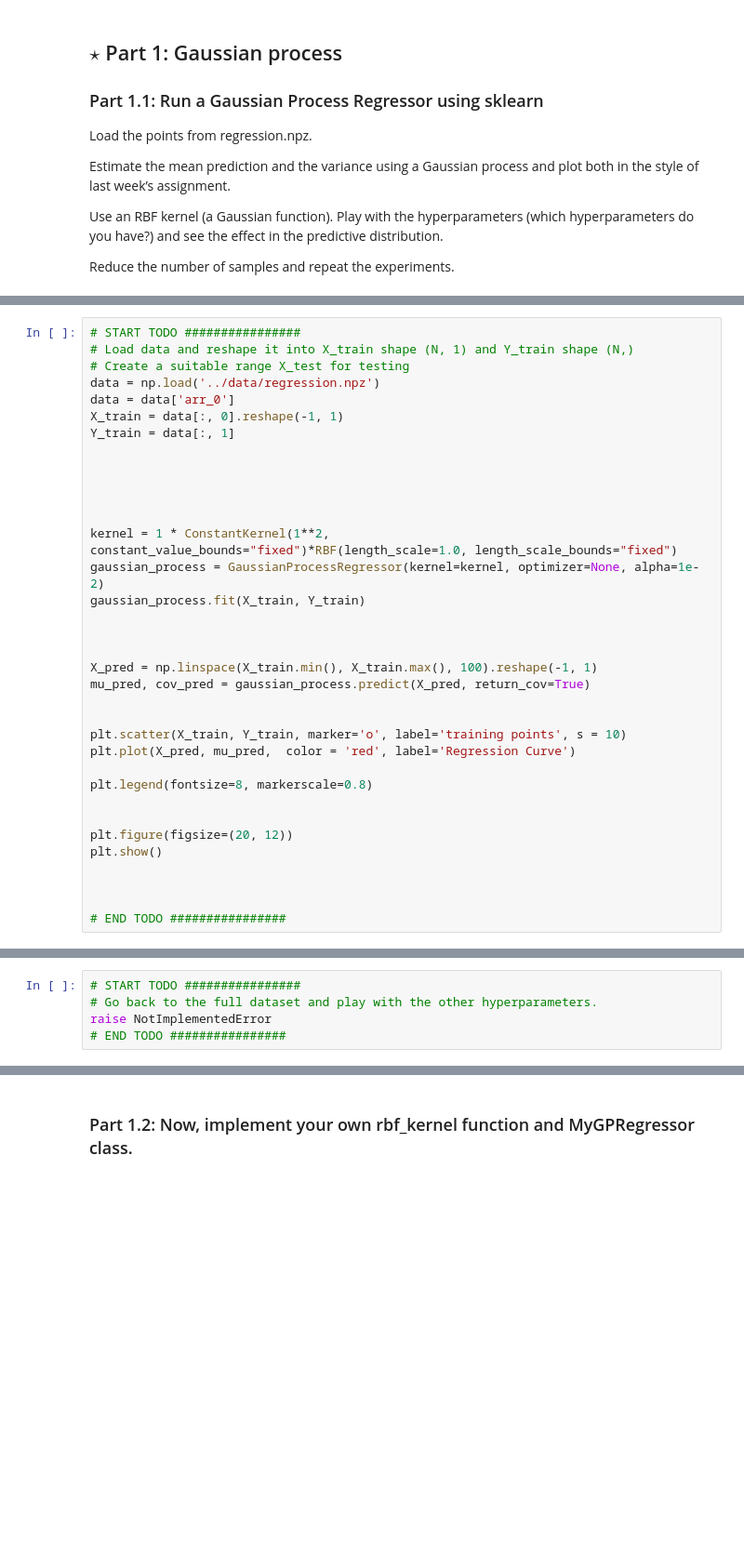
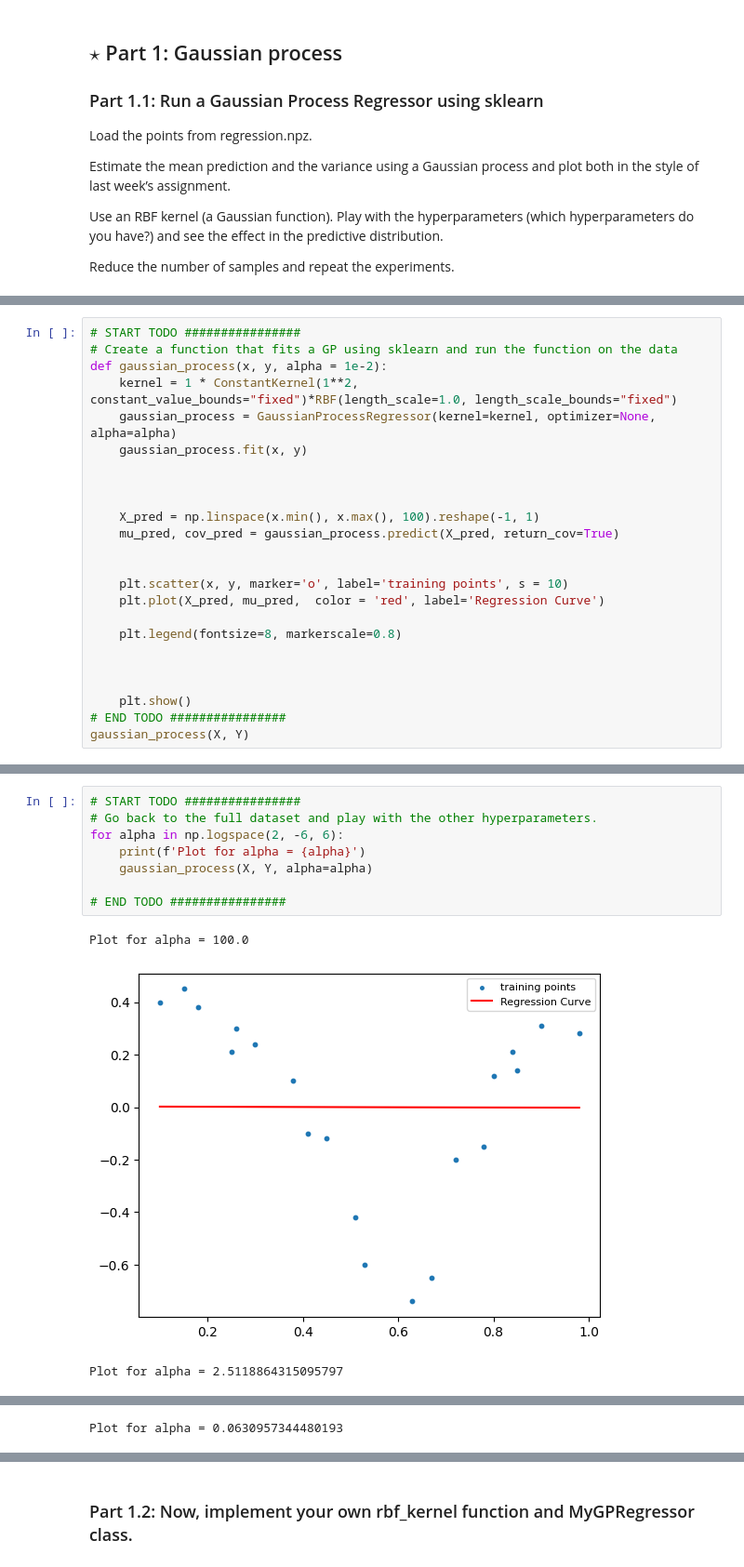
Before and after one commit to stefhacker/spr-exercises, a Jupyter notebook: ex06_gaussian_processes/ex6.ipynb, the cells around one changed output, grey strips where cells are left out. Shown at 93% size. Drawn from its saved outputs; the diff is of its cells as text; blank space fills up the shorter version.

```diff
--- a/ex06_gaussian_processes/ex6.ipynb
+++ b/ex06_gaussian_processes/ex6.ipynb
@@ -98,37 +118,26 @@ repeat the experiments.
 # %%
 # START TODO ################
-# Load data and reshape it into X_train shape (N, 1) and Y_train shape (N,)
-# Create a suitable range X_test for testing
-data = np.load('../data/regression.npz')
-data = data['arr_0']
-X_train = data[:, 0].reshape(-1, 1)
-Y_train = data[:, 1]
+# Create a function that fits a GP using sklearn and run the function on the data
+def gaussian_process(x, y, alpha = 1e-2):
+    kernel = 1 * ConstantKernel(1**2, constant_value_bounds="fixed")*RBF(length_scale=1.0, length_scale_bounds="fixed")
+    gaussian_process = GaussianProcessRegressor(kernel=kernel, optimizer=None, alpha=alpha)
+    gaussian_process.fit(x, y)
 
 
 
+    X_pred = np.linspace(x.min(), x.max(), 100).reshape(-1, 1)
+    mu_pred, cov_pred = gaussian_process.predict(X_pred, return_cov=True)
 
 
-kernel = 1 * ConstantKernel(1**2, constant_value_bounds="fixed")*RBF(length_scale=1.0, length_scale_bounds="fixed")
-gaussian_process = GaussianProcessRegressor(kernel=kernel, optimizer=None, alpha=1e-2)
-gaussian_process.fit(X_train, Y_train)
+    plt.scatter(x, y, marker='o', label='training points', s = 10)
+    plt.plot(X_pred, mu_pred,  color = 'red', label='Regression Curve')
+
+    plt.legend(fontsize=8, markerscale=0.8)
 
 
 
-X_pred = np.linspace(X_train.min(), X_train.max(), 100).reshape(-1, 1)
-mu_pred, cov_pred = gaussian_process.predict(X_pred, return_cov=True)
-
-
-plt.scatter(X_train, Y_train, marker='o', label='training points', s = 10)
-plt.plot(X_pred, mu_pred,  color = 'red', label='Regression Curve')
-
-plt.legend(fontsize=8, markerscale=0.8)
-
-
-plt.figure(figsize=(20, 12))
-plt.show()
-
-
-
+    plt.show()
 # END TODO ################
+gaussian_process(X, Y)
 # %% [output]
 [figure]
@@ -147,5 +175,12 @@ raise NotImplementedError
 # %%
 # START TODO ################
 # Go back to the full dataset and play with the other hyperparameters.
-raise NotImplementedError
+for alpha in np.logspace(2, -6, 6):
+    print(f'Plot for alpha = {alpha}')
+    gaussian_process(X, Y, alpha=alpha)
+
 # END TODO ################
+# %% [output]
+Plot for alpha = 100.0
+[figure, added]
+Plot for alpha = 2.5118864315095797
@@ -151,0 +188 @@ raise NotImplementedError
+Plot for alpha = 0.0630957344480193
```
Also changed, not shown: parts of 8 cells of this notebook.
